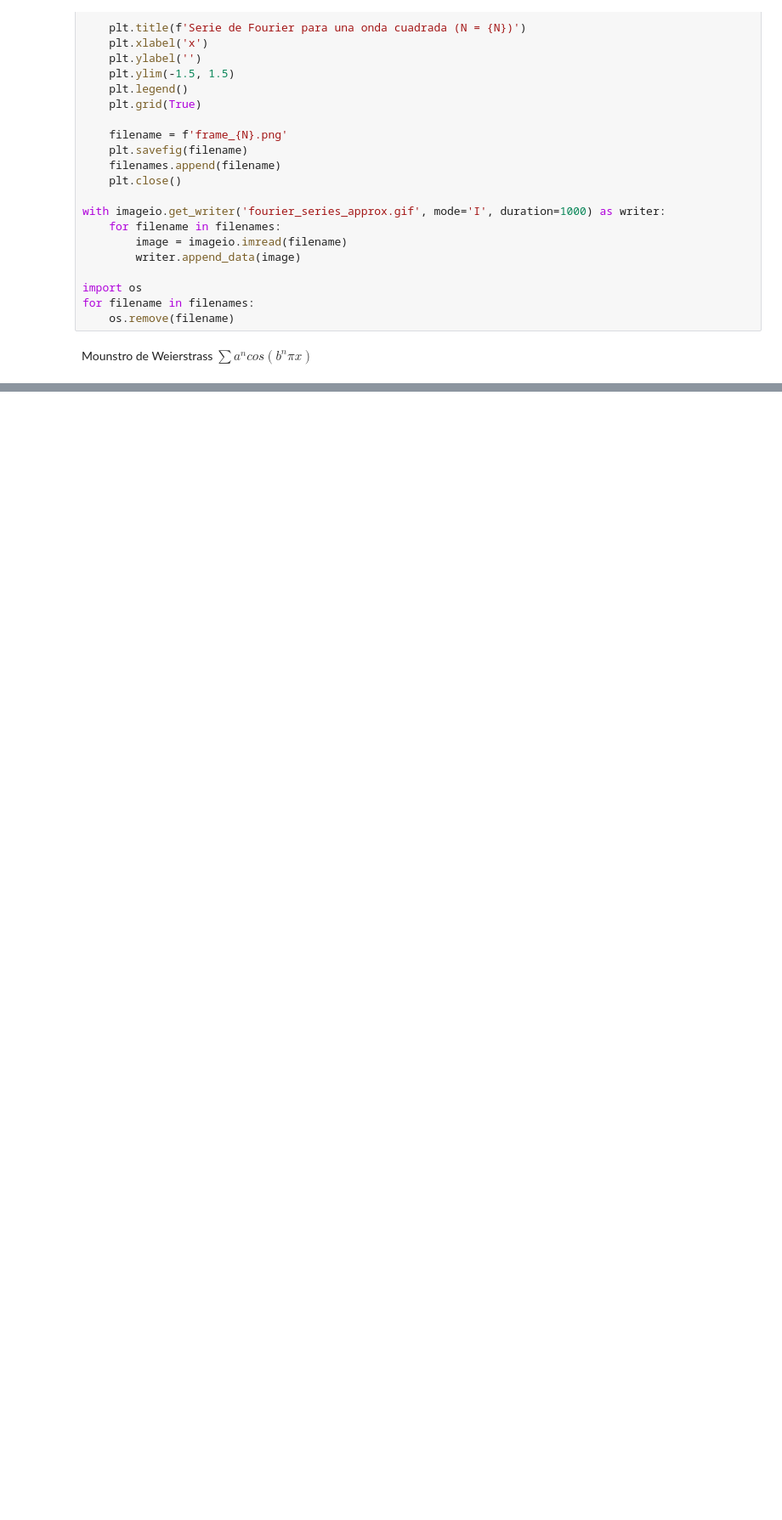
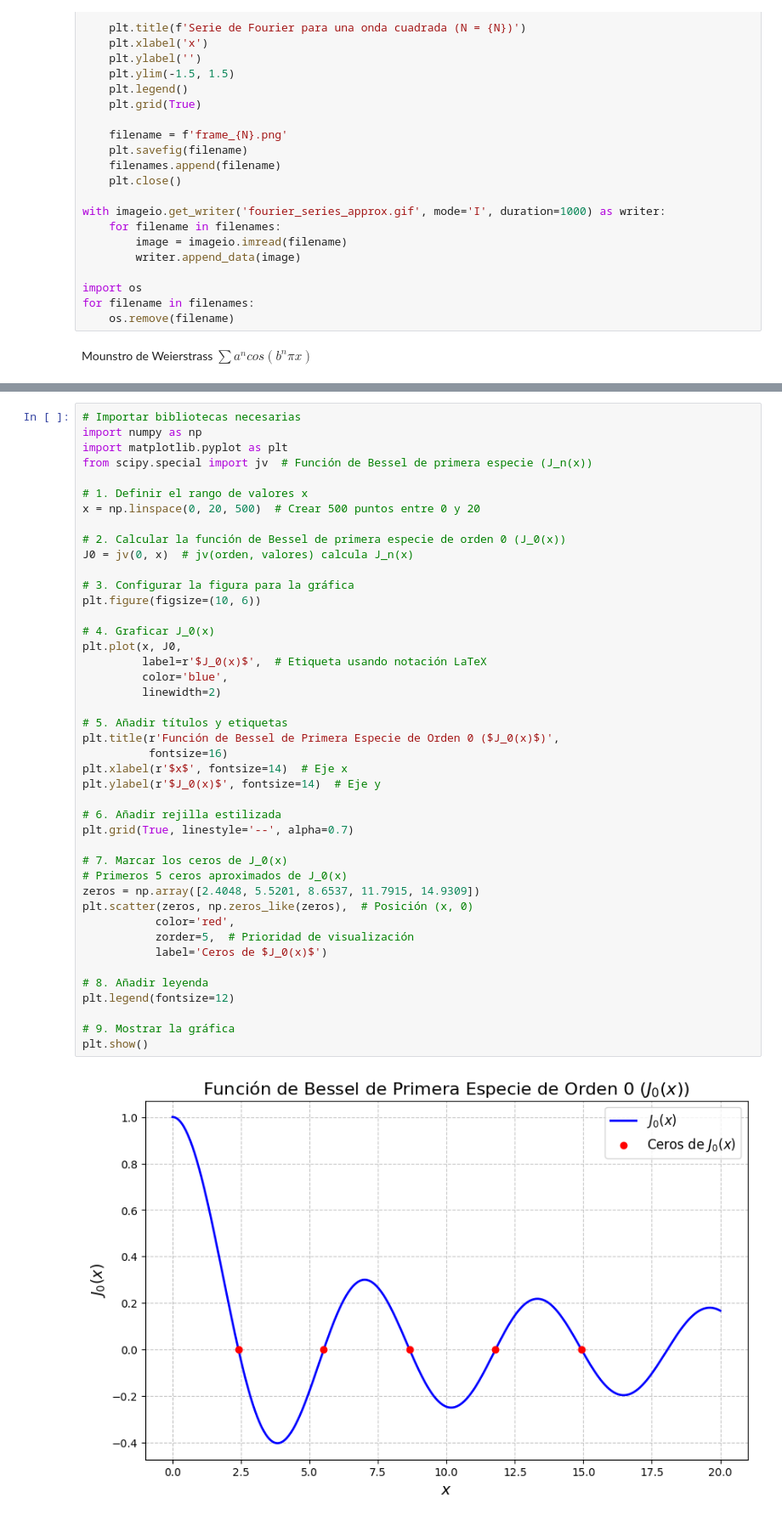
Before and after one commit to gregslombardo/EDPs, a Jupyter notebook: EDPs 2025-2 seccion 1.ipynb, the cells around one changed output, grey strips where cells are left out. Shown: that part at 85% size. Saved outputs shown, nothing was run; the diff lists cells and outputs as text; blank space fills up the shorter version.

```diff
--- a/EDPs 2025-2 seccion 1.ipynb
+++ b/EDPs 2025-2 seccion 1.ipynb
@@ -86,0 +94,45 @@ for filename in filenames:
+# %%
+# Importar bibliotecas necesarias
+import numpy as np
+import matplotlib.pyplot as plt
+from scipy.special import jv  # Función de Bessel de primera especie (J_n(x))
+
+# 1. Definir el rango de valores x
+x = np.linspace(0, 20, 500)  # Crear 500 puntos entre 0 y 20
+
+# 2. Calcular la función de Bessel de primera especie de orden 0 (J_0(x))
+J0 = jv(0, x)  # jv(orden, valores) calcula J_n(x)
+
+# 3. Configurar la figura para la gráfica
+plt.figure(figsize=(10, 6))
+
+# 4. Graficar J_0(x)
+plt.plot(x, J0,
+         label=r'$J_0(x)$',  # Etiqueta usando notación LaTeX
+         color='blue',
+         linewidth=2)
+
+# 5. Añadir títulos y etiquetas
+plt.title(r'Función de Bessel de Primera Especie de Orden 0 ($J_0(x)$)',
+          fontsize=16)
+plt.xlabel(r'$x$', fontsize=14)  # Eje x
+plt.ylabel(r'$J_0(x)$', fontsize=14)  # Eje y
+
+# 6. Añadir rejilla estilizada
+plt.grid(True, linestyle='--', alpha=0.7)
+
+# 7. Marcar los ceros de J_0(x)
+# Primeros 5 ceros aproximados de J_0(x)
+zeros = np.array([2.4048, 5.5201, 8.6537, 11.7915, 14.9309])
+plt.scatter(zeros, np.zeros_like(zeros),  # Posición (x, 0)
+           color='red',
+           zorder=5,  # Prioridad de visualización
+           label='Ceros de $J_0(x)$')
+
+# 8. Añadir leyenda
+plt.legend(fontsize=12)
+
+# 9. Mostrar la gráfica
+plt.show()
+# %% [output]
+[figure, added]
```
Also changed, not shown: parts of 2 cells of this notebook, 8 other files.
